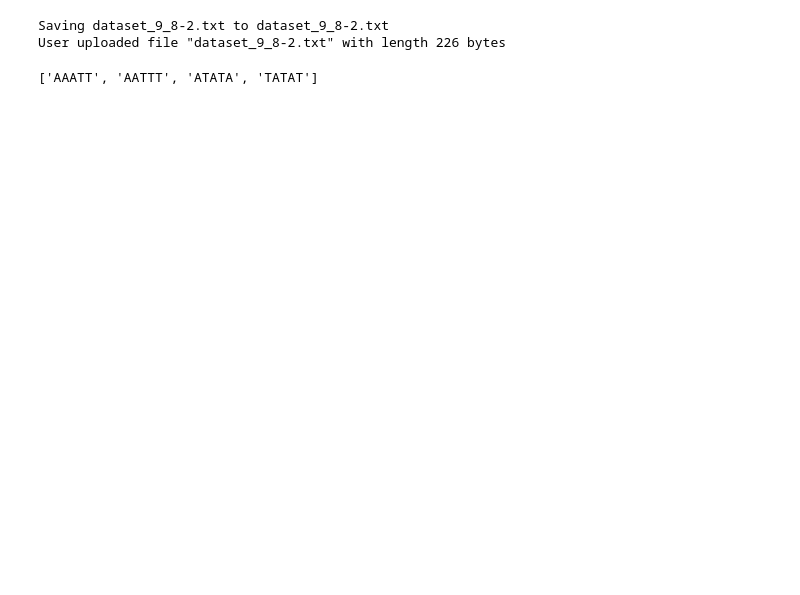
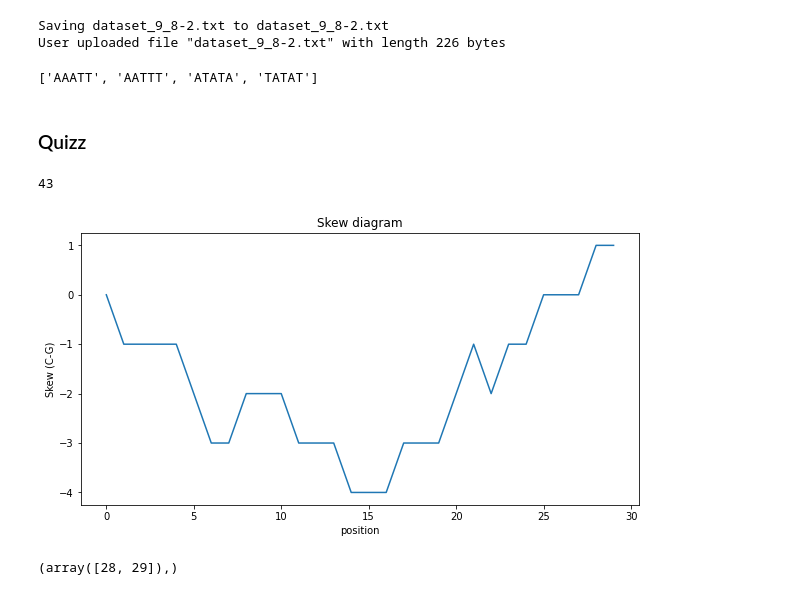
Before and after one commit to tlysenko/bionformatics-coursera-sandiego, a Jupyter notebook: Finding Hidden Messages in DNA (Bioinformatics I)/Bioinformatics_1_week_2.ipynb, the cells around one changed output. Saved outputs shown, nothing was run; the diff lists cells and outputs as text; code cells hidden in the pictures; blank space fills up the shorter version.

```diff
--- a/Finding Hidden Messages in DNA (Bioinformatics I)/Bioinformatics_1_week_2.ipynb
+++ b/Finding Hidden Messages in DNA (Bioinformatics I)/Bioinformatics_1_week_2.ipynb
@@ -530,3 +523,33 @@ with open(fn) as f:
 GetFreqWordsMismReverse(genome, d, k)
 # %% [output]
 ['AAATT', 'AATTT', 'ATATA', 'TATAT']
+# %% [markdown]
+### Quizz
+# %%
+g1 = 'CTTGAAGTGGACCTCTAGTTCCTCTACAAAGAACAGGTTGACCTGTCGCGAAG'
+g2 = 'ATGCCTTACCTAGATGCAATGACGGACGTATTCCTTTTGCCTCAACGGCTCCT'
+def HammingtonDistance(genome1, genome2):
+  return np.sum([x1!=x2 for x1, x2 in zip(genome1, genome2)])
+HammingtonDistance(g1 ,g2)
+# %% [output]
+43
+# %%
+genome = 'CATTCCAGTACTTCATGATGGCGTGAAGA'
+def CalculateSkew(genome):
+  r = len(genome) + 1
+  d = {'A':0, 'C':-1, 'G':1, 'T':0}
+  skew = [0] * r
+  for i in range(1, r):
+    skew[i] = skew[i-1] + d[genome[i-1]]
+  skew = np.array(skew)
+  return skew
+
+skew = CalculateSkew(genome)
+def SkewMax(skew):
+  return np.where(skew == skew.max())
+
+PlotSkew(skew)
+SkewMax(skew)
+# %% [output]
+[figure, added]
+(array([28, 29]),)
```
Also changed, not shown: parts of 28 cells of this notebook.
